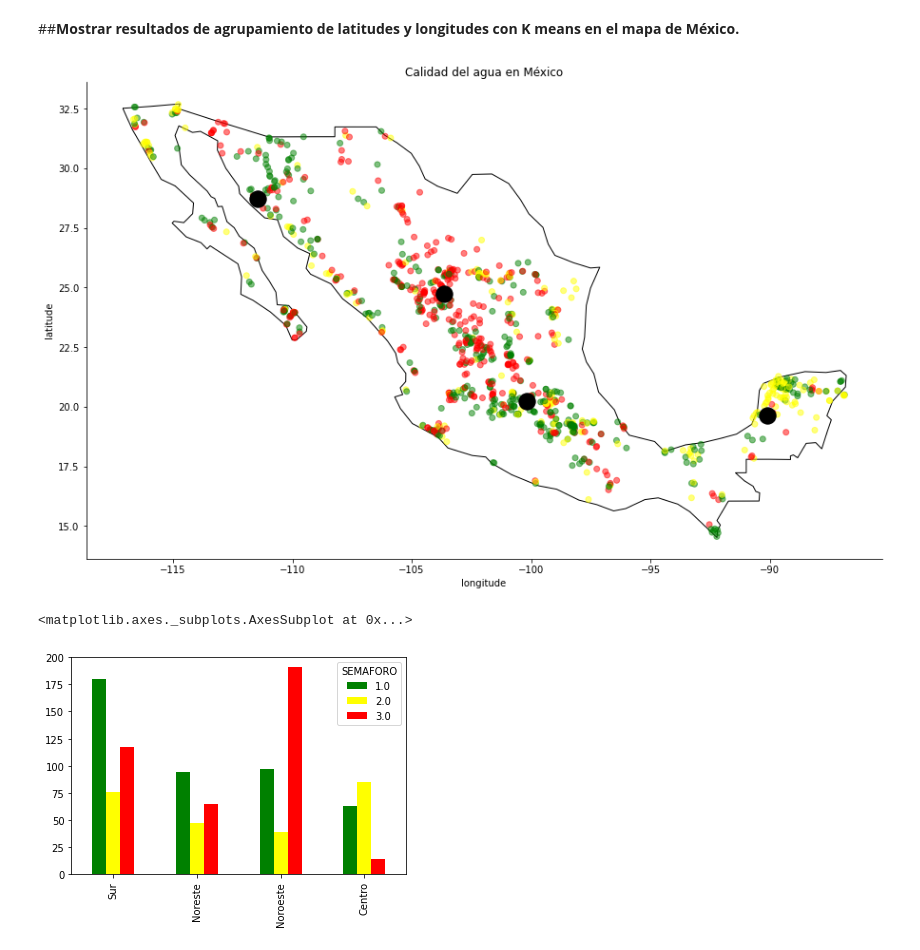
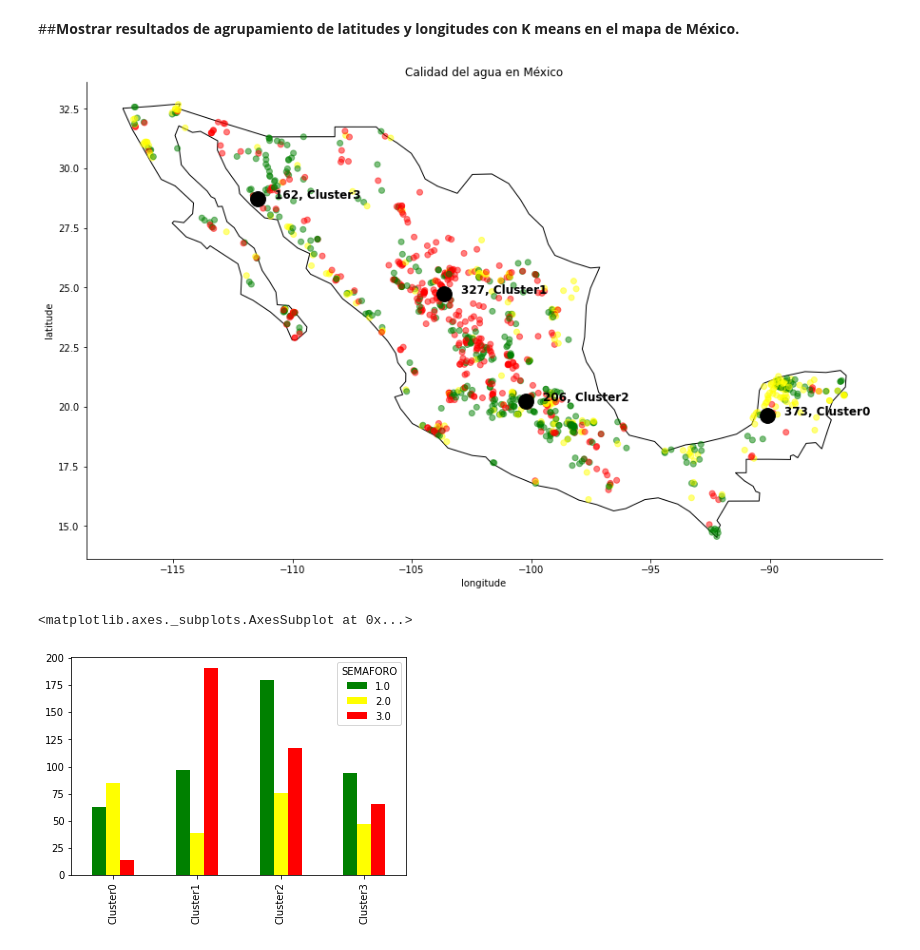
Before and after one commit to PosgradoMNA/actividades-del-projecto-equipo-5, a Jupyter notebook: Entrega1_Reto_Equipo5.ipynb, the cells around one changed output. Drawn from its saved outputs; the diff is of its cells as text; code cells hidden in the pictures.

```diff
--- a/Entrega1_Reto_Equipo5.ipynb
+++ b/Entrega1_Reto_Equipo5.ipynb
@@ -496,7 +496,7 @@ world.head()
 
 #definicion de best k
 best_k=4
-kmeans = KMeans(n_clusters=best_k).fit(X)
+kmeans = KMeans(n_clusters=best_k, random_state=42).fit(X)
 centroids = kmeans.cluster_centers_
 labels = kmeans.predict(X)
 # Getting the cluster centers
@@ -520,16 +520,16 @@ color_asig = []
 for row in labels:
   color_asig.append(colores[row])
 
-# By only plotting rows in which the continent is 'South America' we only plot, well,
-# South America.
 world.query("name == 'Mexico'").plot(ax = gax, edgecolor='black', color='white')
 
-# This plot the cities. It's the same syntax, but we are plotting from a different GeoDataFrame.
-# I want the cities as pale red dots.
+gdf.plot(ax=gax, color=color_asig, alpha = 0.5)
 
-gdf.plot(ax=gax, color=color_asig, alpha = 0.5)
-#gdf.plot(ax=gax, alpha = 0.5)
-gdf_C.plot(ax=gax, color='black', alpha = 1, markersize = 300)
+plt.scatter(centroids[:, 0], centroids[:, 1], c='black', s=250, alpha=1)
+
+list_names_regions = ["Cluster0", "Cluster1", "Cluster2",  "Cluster3"]
+list_stores_cluster = pd.DataFrame(labels).value_counts().to_list()
+for i, txt in enumerate(list_stores_cluster):
+    plt.annotate(str(txt)+ ", " + list_names_regions[i], (centroids[i,0], centroids[i,1]), xytext=(centroids[i,0]+0.7, centroids[i,1]), fontsize = 12, fontweight = "bold")
 
 gax.set_xlabel('longitude')
 gax.set_ylabel('latitude')
@@ -557,16 +557,16 @@ color_asig = []
 for row in labels_semaforo:
   color_asig.append(colores[int(row-1)])
 
-# By only plotting rows in which the continent is 'South America' we only plot, well,
-# South America.
 world.query("name == 'Mexico'").plot(ax = gax, edgecolor='black', color='white')
 
-# This plot the cities. It's the same syntax, but we are plotting from a different GeoDataFrame.
-# I want the cities as pale red dots.
+gdf.plot(ax=gax, color=color_asig, alpha = 0.5, legend=True)
 
-gdf.plot(ax=gax, color=color_asig, alpha = 0.5, legend=True)
-#gdf.plot(ax=gax, alpha = 0.5)
-gdf_C.plot(ax=gax, color='black', alpha = 1, markersize = 300)
+plt.scatter(centroids[:, 0], centroids[:, 1], c='black', s=250, alpha=1)
+
+list_names_regions = ["Cluster0", "Cluster1", "Cluster2",  "Cluster3"]
+list_stores_cluster = pd.DataFrame(labels).value_counts().to_list()
+for i, txt in enumerate(list_stores_cluster):
+    plt.annotate(str(txt)+ ", " + list_names_regions[i], (centroids[i,0], centroids[i,1]), xytext=(centroids[i,0]+0.7, centroids[i,1]), fontsize = 12, fontweight = "bold")
 
 gax.set_xlabel('longitude')
 gax.set_ylabel('latitude')
@@ -577,7 +577,7 @@ gax.spines['right'].set_visible(False)
 
 plt.show()
 # %% [output]
-[figure, old version]
+[figure, new version]
 # %%
 gdf["Cluster"] = labels
 clusters_dict = {}
@@ -587,11 +587,11 @@ for i in range(4):
   clusters_dict["Cluster"+str(i)] = gdf[gdf["Cluster"] == i].groupby(by="SEMAFORO")['SEMAFORO'].count()
 # %%
 semaforo_df = pd.DataFrame(clusters_dict)
-semaforo_df.rename(columns = {"Cluster2":"Noroeste", "Cluster3":"Centro", "Cluster1":"Noreste", "Cluster0":"Sur"}, inplace = True)
+#semaforo_df.rename(columns = {"Cluster2":"Cluster 2", "Cluster3":"Cluster 3", "Cluster1":"Cluster 1", "Cluster0":"Cluster 0"}, inplace = True)
 semaforo_df.transpose().plot.bar(color={2: "yellow", 3: "red", 1: "green"})
 # %% [output]
 <matplotlib.axes._subplots.AxesSubplot at 0x...>
-[figure, old version]
+[figure, new version]
 # %%
 # Este dataframe nos ayuda a mapear nuestros valores del dataframe original con las etiquetas de kmeans
 cluster_map = pd.DataFrame()
```
Also changed, not shown: parts of 8 cells of this notebook.
